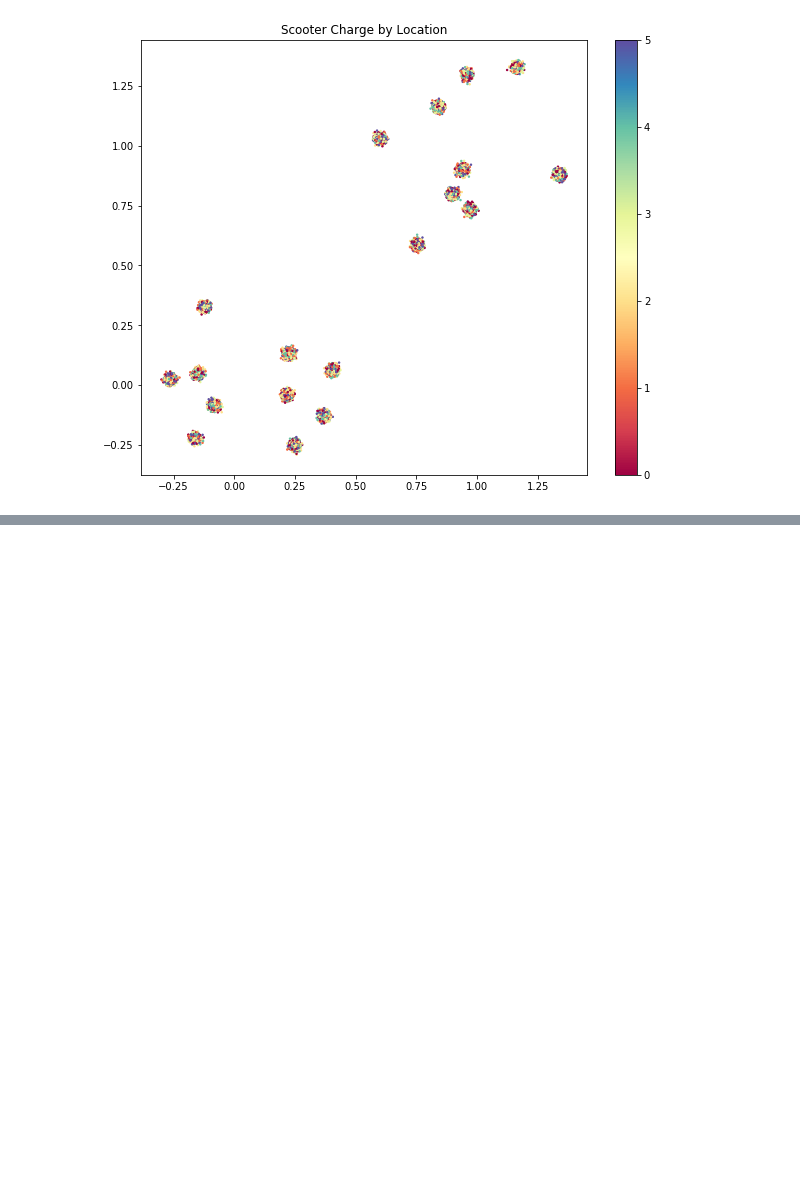
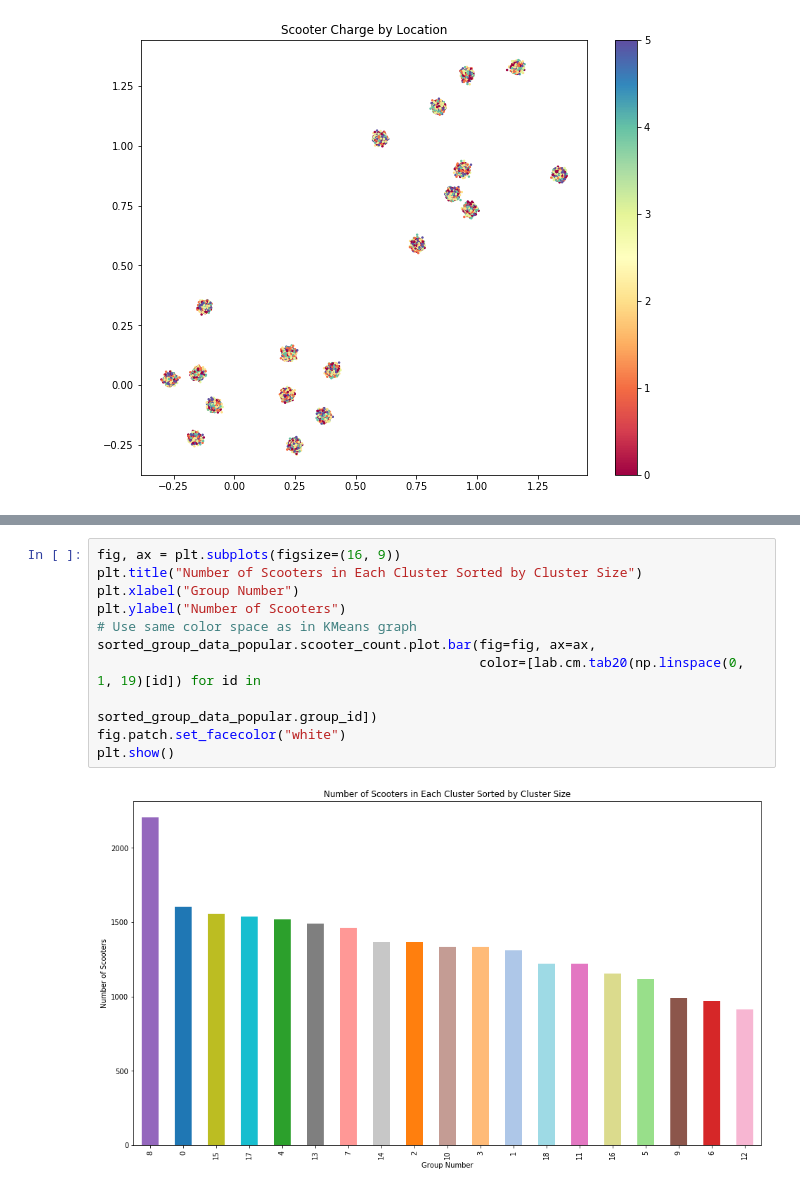
Before and after one commit to bkshrader/xtern-data-science-work-sample, a Jupyter notebook: worksample.ipynb, the cells around one changed output, grey strips where cells are left out. Cells and saved outputs as stored; diff of their text form; blank space fills up the shorter version.

```diff
--- a/worksample.ipynb
+++ b/worksample.ipynb
@@ -65,0 +108,13 @@ plt.show()
+# %%
+fig, ax = plt.subplots(figsize=(16, 9))
+plt.title("Number of Scooters in Each Cluster Sorted by Cluster Size")
+plt.xlabel("Group Number")
+plt.ylabel("Number of Scooters")
+# Use same color space as in KMeans graph
+sorted_group_data_popular.scooter_count.plot.bar(fig=fig, ax=ax,
+                                                 color=[lab.cm.tab20(np.linspace(0, 1, 19)[id]) for id in
+                                                        sorted_group_data_popular.group_id])
+fig.patch.set_facecolor("white")
+plt.show()
+# %% [output]
+[figure, added]
```
Also changed, not shown: parts of 14 cells of this notebook.
